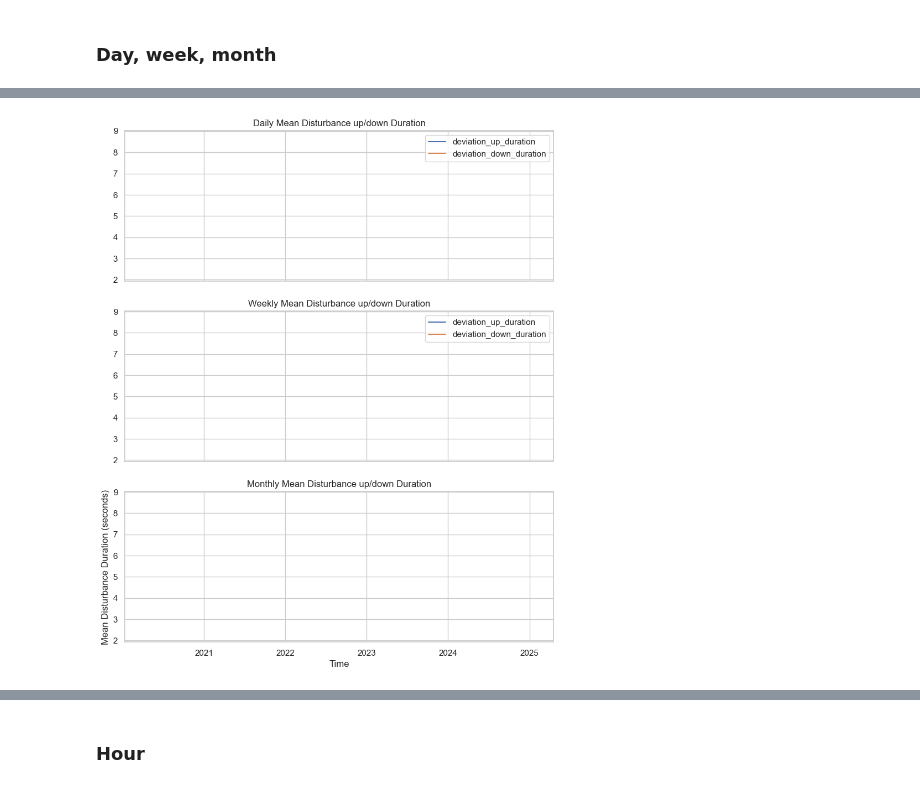
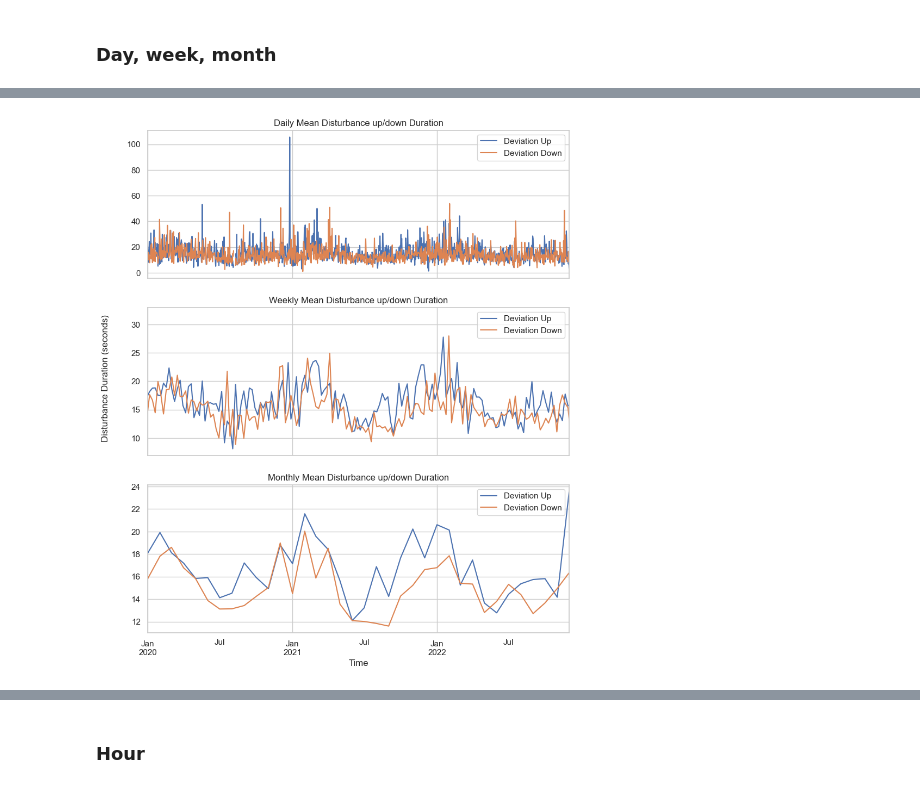
Before and after one commit to HermanCoding/frequency_deviation, a Jupyter notebook: visualize_data.ipynb, the cells around one changed output, grey strips where cells are left out. Drawn from its saved outputs; the diff is of its cells as text; code cells hidden in the pictures.

```diff
--- a/visualize_data.ipynb
+++ b/visualize_data.ipynb
@@ -17,8 +16,8 @@ pd.options.display.float_format = '{:.1f}'.format # Tar bort vetenskaplig notati
 ## Load data from file
 # %%
 # Folder for binary df
-folder_name = 'test'
-file_name = 'mock-day.feather'
+folder_name = 'temp_df'
+file_name = 'df.feather'
 file_path = os.path.join(folder_name, file_name)
 
 if not os.path.exists(file_path):
@@ -241,12 +244,12 @@ disturbance_down_count_month = df['count_disturbances_down'].resample('M').sum()
 disturbance_down_count_yearly = df['count_disturbances_down'].resample('Y').sum()
 
 # Duration
-disturbance_up_duration_day = df['deviation_up_duration'].resample('D').mean()
-disturbance_up_duration_week = df['deviation_up_duration'].resample('W').mean()
-disturbance_up_duration_month = df['deviation_up_duration'].resample('M').mean()
-disturbance_up_duration_hour = df.groupby('hour')['deviation_up_duration'].mean()
+disturbance_up_duration_day = df['max_duration_up_value'].resample('D').mean()
+disturbance_up_duration_week = df['max_duration_up_value'].resample('W').mean()
+disturbance_up_duration_month = df['max_duration_up_value'].resample('M').mean()
+disturbance_up_duration_hour = df.groupby('hour')['max_duration_up_value'].mean()
 
-disturbance_down_duration_day = df['deviation_down_duration'].resample('D').mean()
-disturbance_down_duration_week = df['deviation_down_duration'].resample('W').mean()
-disturbance_down_duration_month = df['deviation_down_duration'].resample('M').mean()
-disturbance_down_duration_hour = df.groupby('hour')['deviation_down_duration'].mean()
+disturbance_down_duration_day = df['max_duration_down_value'].resample('D').mean()
+disturbance_down_duration_week = df['max_duration_down_value'].resample('W').mean()
+disturbance_down_duration_month = df['max_duration_down_value'].resample('M').mean()
+disturbance_down_duration_hour = df.groupby('hour')['max_duration_down_value'].mean()
@@ -519,21 +496,24 @@ plt.show()
 # %%
 fig, axes = plt.subplots(nrows=3, figsize=(10, 12), sharex=True)
+
+label = ['Deviation Up', 'Deviation Down']
 
 disturbance_up_duration_day.plot(ax=axes[0], title='Daily Mean Disturbance up/down Duration')
 disturbance_down_duration_day.plot(ax=axes[0])
 disturbance_up_duration_week.plot(ax=axes[1], title='Weekly Mean Disturbance up/down Duration')
 disturbance_down_duration_week.plot(ax=axes[1],)
 disturbance_up_duration_month.plot(ax=axes[2], title='Monthly Mean Disturbance up/down Duration')
 disturbance_down_duration_month.plot(ax=axes[2])
 
-axes[0].legend()
-axes[1].legend()
+axes[0].legend(label)
+axes[1].legend(label)
+axes[2].legend(label)
 
 plt.xlabel('Time')
-plt.ylabel('Mean Disturbance Duration (seconds)')
+fig.supylabel('Disturbance Duration (seconds)', fontsize=12, x=0.04)
 plt.show()
 # %% [output]
-[figure, old version]
+[figure, new version]
 # %%
 plt.figure(figsize=(12, 6))
 
```
Also changed, not shown: parts of 25 cells of this notebook, 1 other file.
